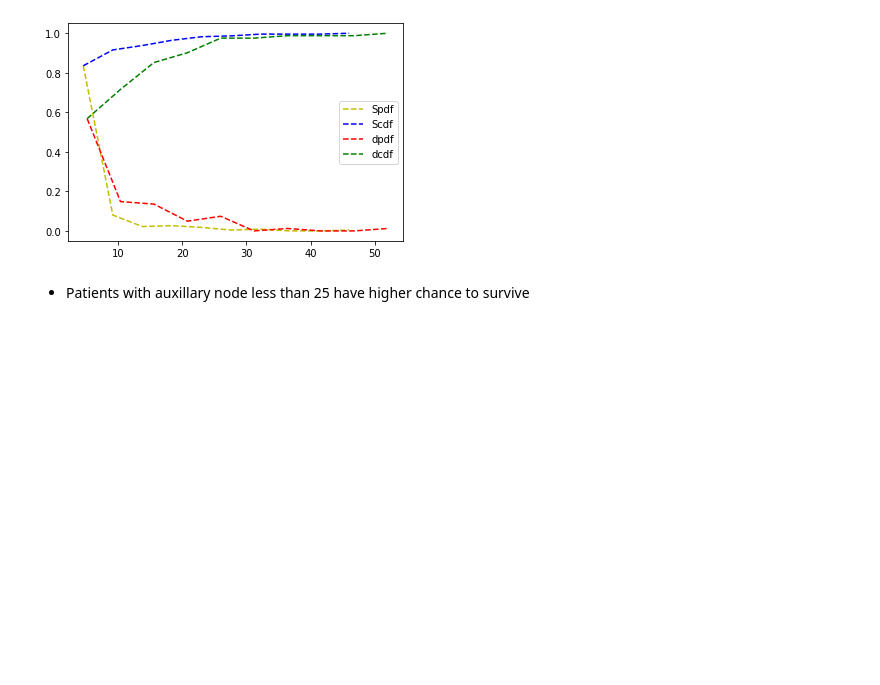
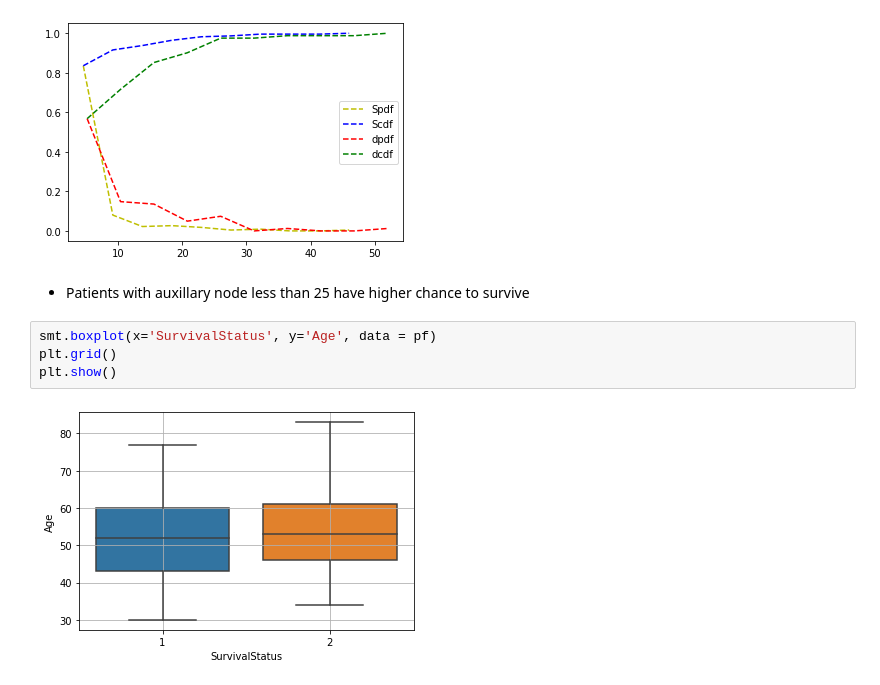
Before and after one commit to adityatiwari18/EDA-on-Haberman-s-Dataset, a Jupyter notebook: Haberman.ipynb, the cells around one changed output. Cells and saved outputs as stored; diff of their text form; blank space fills up the shorter version.

```diff
--- a/Haberman.ipynb
+++ b/Haberman.ipynb
@@ -133,3 +133,9 @@ plt.show()
 [figure]
 # %% [markdown]
 * Patients with auxillary node less than 25 have higher chance to survive
+# %%
+smt.boxplot(x='SurvivalStatus', y='Age', data = pf)
+plt.grid()
+plt.show()
+# %% [output]
+[figure, added]
```
Also changed, not shown: parts of 18 cells of this notebook.
